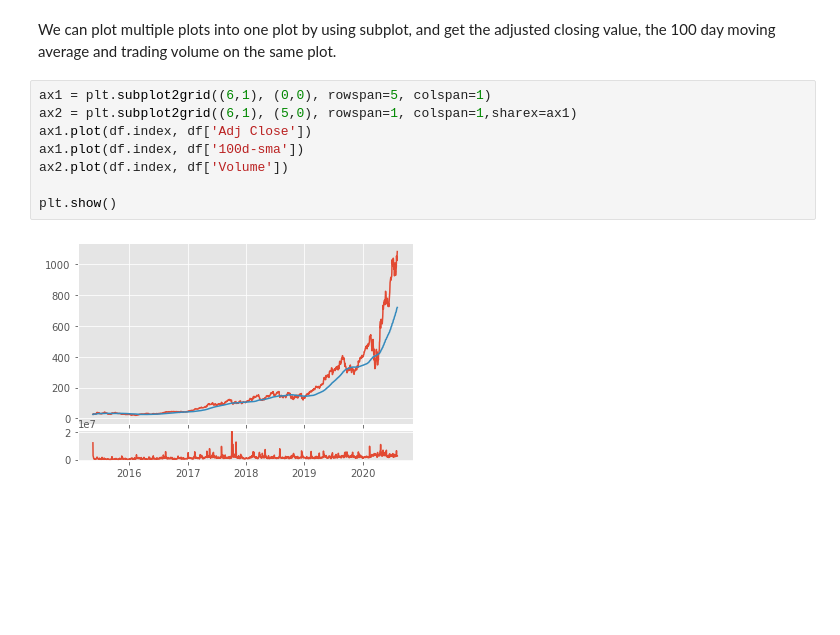
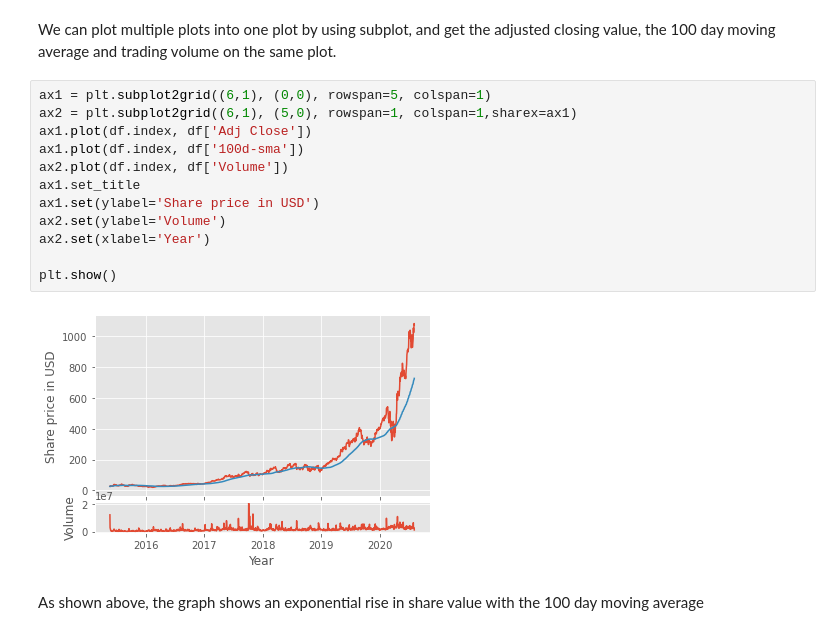
Before and after one commit to yepterence/Stock-Analysis, a Jupyter notebook: Stock-data-exploration.ipynb, the cells around one changed output. Drawn from its saved outputs; the diff is of its cells as text; blank space fills up the shorter version.

Commit message:
Added labels to the latest plot

```diff
--- a/Stock-data-exploration.ipynb
+++ b/Stock-data-exploration.ipynb
@@ -80,10 +80,16 @@ We can plot multiple plots into one plot by using subplot, and get the adjusted
 # %%
 ax1 = plt.subplot2grid((6,1), (0,0), rowspan=5, colspan=1)
 ax2 = plt.subplot2grid((6,1), (5,0), rowspan=1, colspan=1,sharex=ax1)
 ax1.plot(df.index, df['Adj Close'])
 ax1.plot(df.index, df['100d-sma'])
 ax2.plot(df.index, df['Volume'])
+ax1.set_title
+ax1.set(ylabel='Share price in USD')
+ax2.set(ylabel='Volume')
+ax2.set(xlabel='Year')
 
 plt.show()
 # %% [output]
-[figure, old version]
+[figure, new version]
+# %% [markdown]
+As shown above, the graph shows an exponential rise in share value with the 100 day moving average
```
Also changed, not shown: parts of 2 cells of this notebook.
